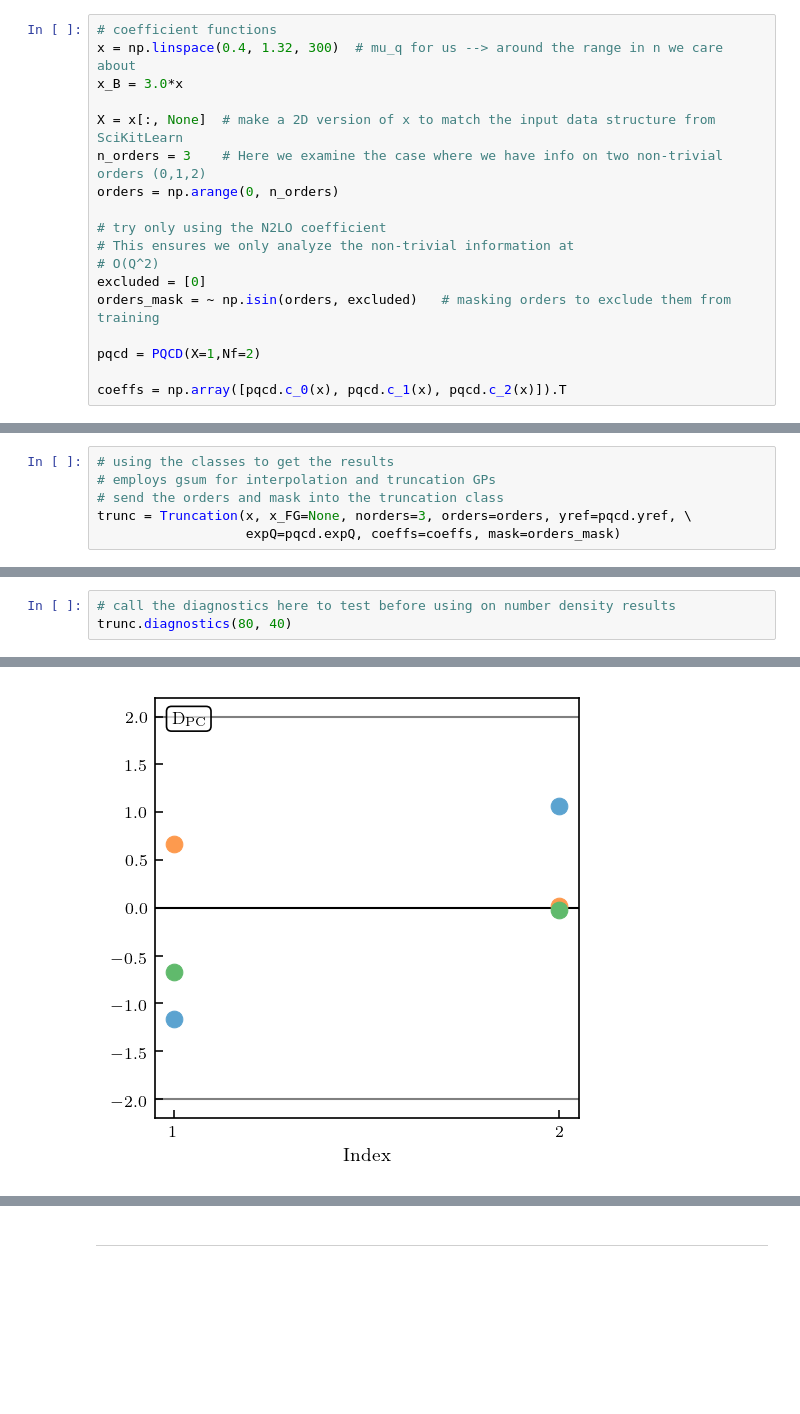
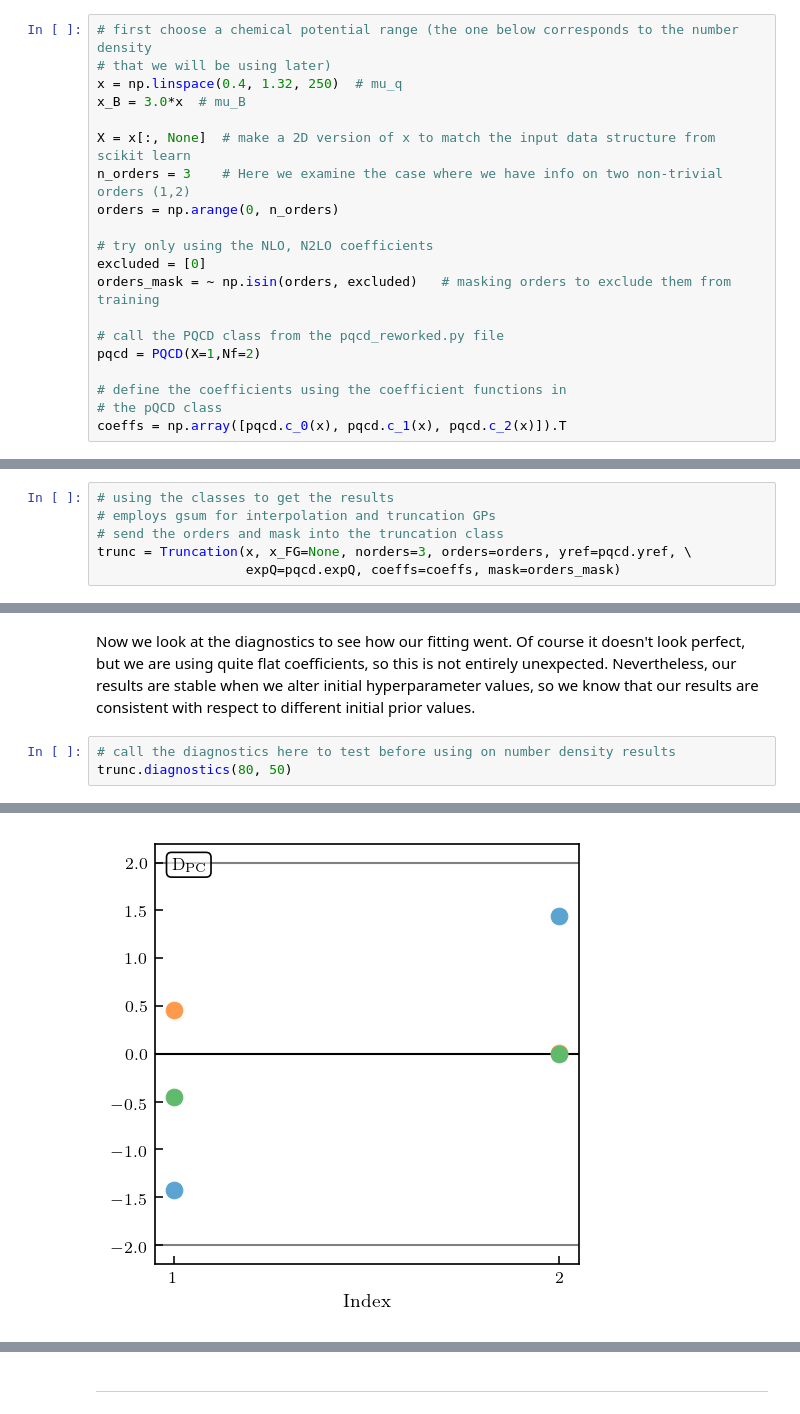
Before and after one commit to asemposki/neutron-rich-bmm, a Jupyter notebook: notebooks/pQCD_EOS.ipynb, the cells around one changed output, grey strips where cells are left out. Drawn from its saved outputs; the diff is of its cells as text; blank space fills up the shorter version.

Commit message:
fully annotated notebook finished for pQCD EOS results

```diff
--- a/notebooks/pQCD_EOS.ipynb
+++ b/notebooks/pQCD_EOS.ipynb
@@ -76,20 +88,22 @@ Here we calculate the scaled pressure, since we will be needing this quantity fo
 # %%
 n0 = 0.164   # fm-3
 # %%
-# coefficient functions
-x = np.linspace(0.4, 1.32, 300)  # mu_q for us --> around the range in n we care about
-x_B = 3.0*x
+# first choose a chemical potential range (the one below corresponds to the number density
+# that we will be using later)
+x = np.linspace(0.4, 1.32, 250)  # mu_q
+x_B = 3.0*x  # mu_B
 
-X = x[:, None]  # make a 2D version of x to match the input data structure from SciKitLearn
-n_orders = 3    # Here we examine the case where we have info on two non-trivial orders (0,1,2)
+X = x[:, None]  # make a 2D version of x to match the input data structure from scikit learn
+n_orders = 3    # Here we examine the case where we have info on two non-trivial orders (1,2)
 orders = np.arange(0, n_orders)
 
-# try only using the N2LO coefficient
-# This ensures we only analyze the non-trivial information at
-# O(Q^2)
+# try only using the NLO, N2LO coefficients
 excluded = [0]
 orders_mask = ~ np.isin(orders, excluded)   # masking orders to exclude them from training
 
+# call the PQCD class from the pqcd_reworked.py file
 pqcd = PQCD(X=1,Nf=2)
 
+# define the coefficients using the coefficient functions in
+# the pQCD class
 coeffs = np.array([pqcd.c_0(x), pqcd.c_1(x), pqcd.c_2(x)]).T
@@ -274,6 +291,8 @@ inf
+# %% [markdown]
+Now we look at the diagnostics to see how our fitting went. Of course it doesn't look perfect, but we are using quite flat coefficients, so this is not entirely unexpected. Nevertheless, our results are stable when we alter initial hyperparameter values, so we know that our results are consistent with respect to different initial prior values.
 # %%
 # call the diagnostics here to test before using on number density results
-trunc.diagnostics(80, 40)
+trunc.diagnostics(80, 50)
 # %% [output]
 Number of points in training set: 2
 Number of points in validation set: 2
@@ -295 +314 @@ Condition number: 856.0065203737005
-[figure, old version]
+[figure, new version]
```
Also changed, not shown: parts of 51 cells of this notebook.
